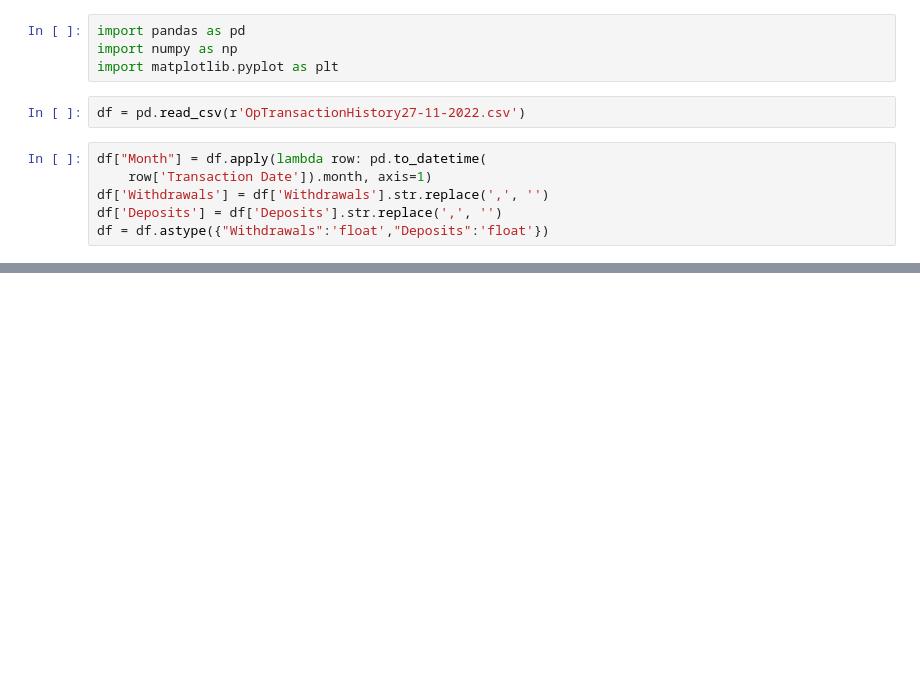
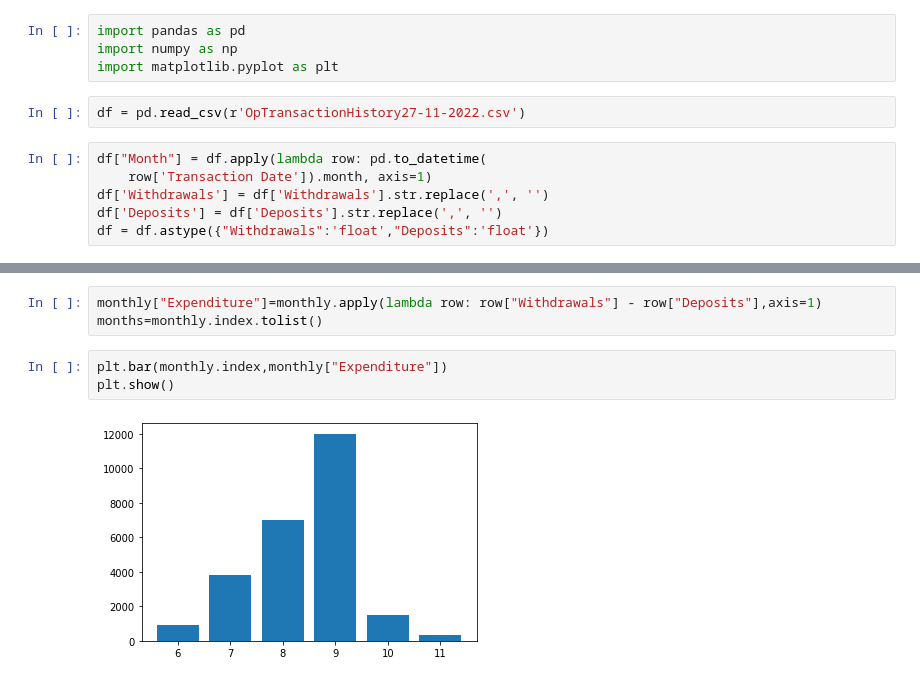
Before and after one commit to ok-noronha/Bank-Statement-Analyser, a Jupyter notebook: analyse.ipynb, the cells around one changed output, grey strips where cells are left out. Saved outputs shown, nothing was run; the diff lists cells and outputs as text; blank space fills up the shorter version.

```diff
--- a/analyse.ipynb
+++ b/analyse.ipynb
@@ -37,0 +42,8 @@ AttributeError: 'Series' object has no attribute 'merge'
+# %%
+monthly["Expenditure"]=monthly.apply(lambda row: row["Withdrawals"] - row["Deposits"],axis=1)
+months=monthly.index.tolist()
+# %%
+plt.bar(monthly.index,monthly["Expenditure"])
+plt.show()
+# %% [output]
+[figure, added]
```
Also changed, not shown: parts of 11 cells of this notebook.
